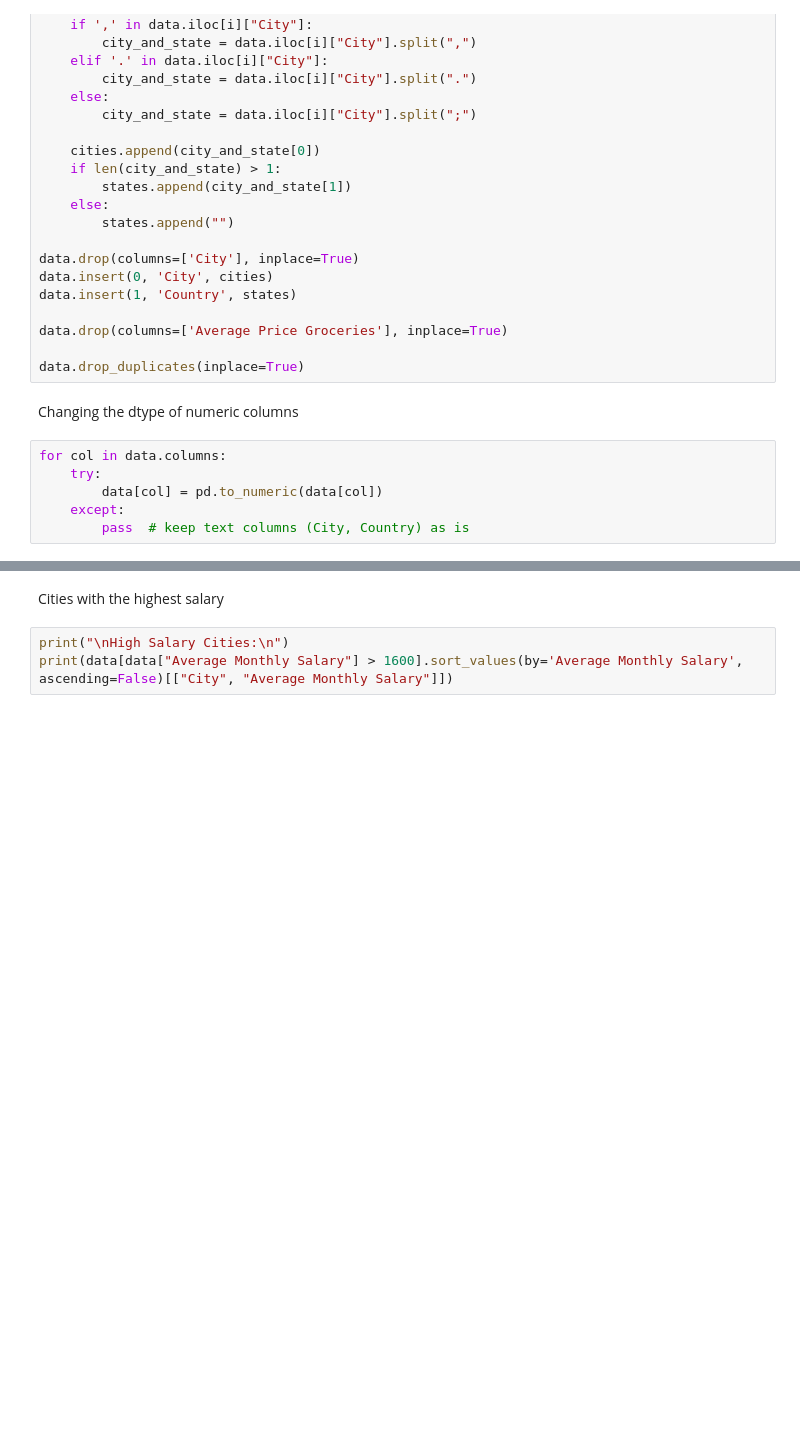
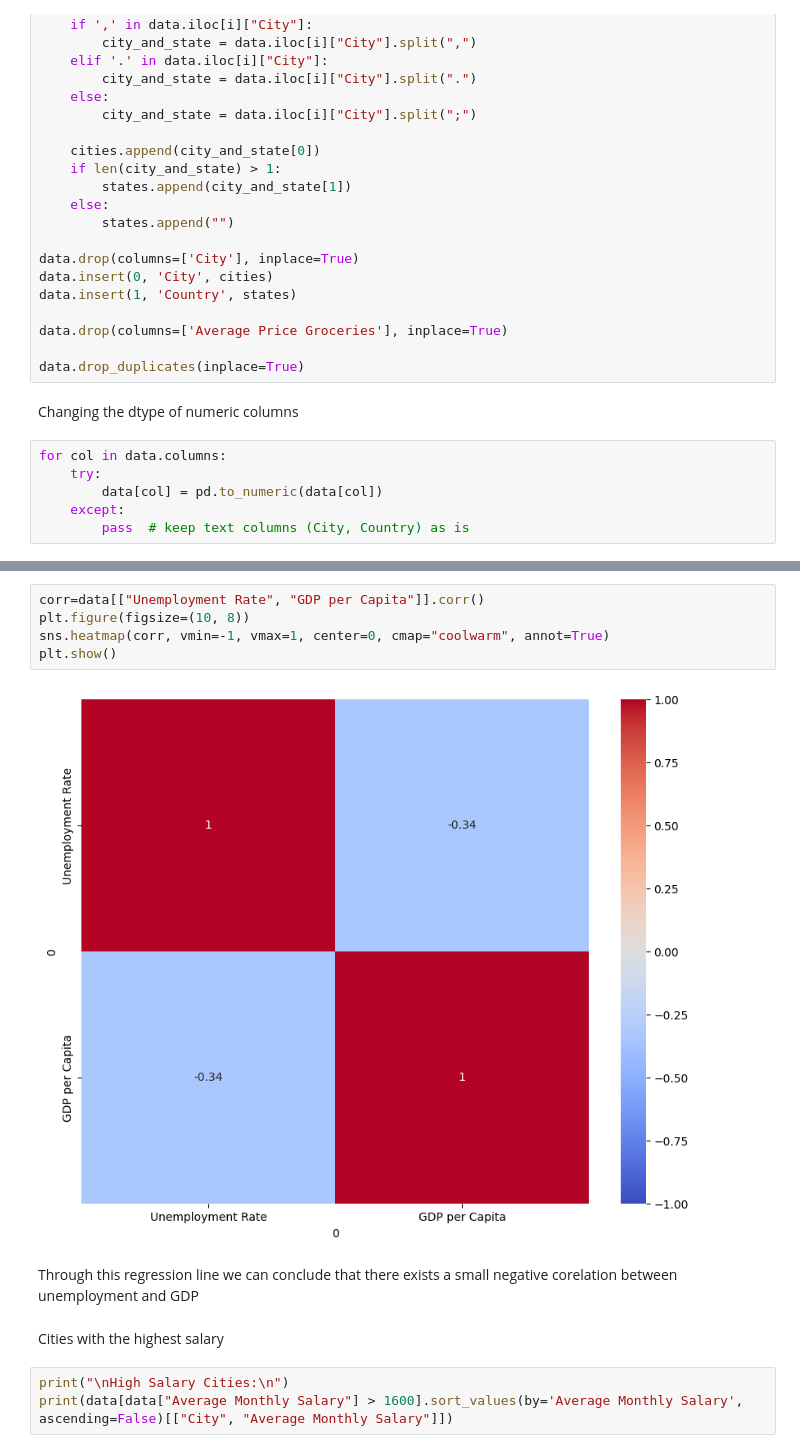
Before and after one commit to yair19-meet/PDS-project, a Jupyter notebook: src/analysis.ipynb, the cells around one changed output, grey strips where cells are left out. Cells and saved outputs as stored; diff of their text form; blank space fills up the shorter version.

```diff
--- a/src/analysis.ipynb
+++ b/src/analysis.ipynb
@@ -143,3 +334,12 @@ Amount of Cities in total: 84
+# %%
+corr=data[["Unemployment Rate", "GDP per Capita"]].corr()
+plt.figure(figsize=(10, 8))
+sns.heatmap(corr, vmin=-1, vmax=1, center=0, cmap="coolwarm", annot=True)
+plt.show()
+# %% [output]
+[figure, added]
+# %% [markdown]
+Through this regression line we can conclude that there exists a small negative corelation between unemployment and GDP
 # %% [markdown]
 Cities with the highest salary
 # %%
```
Also changed, not shown: parts of 36 cells of this notebook.
